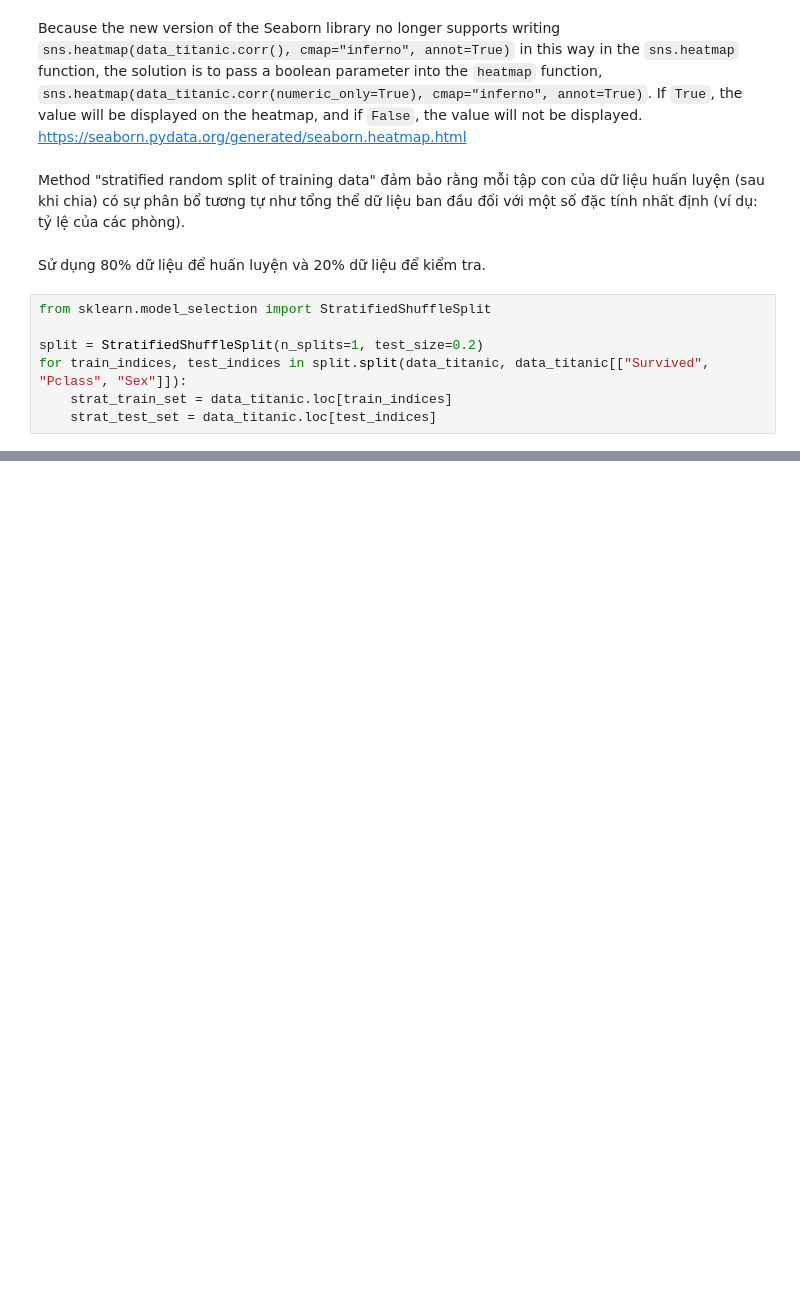
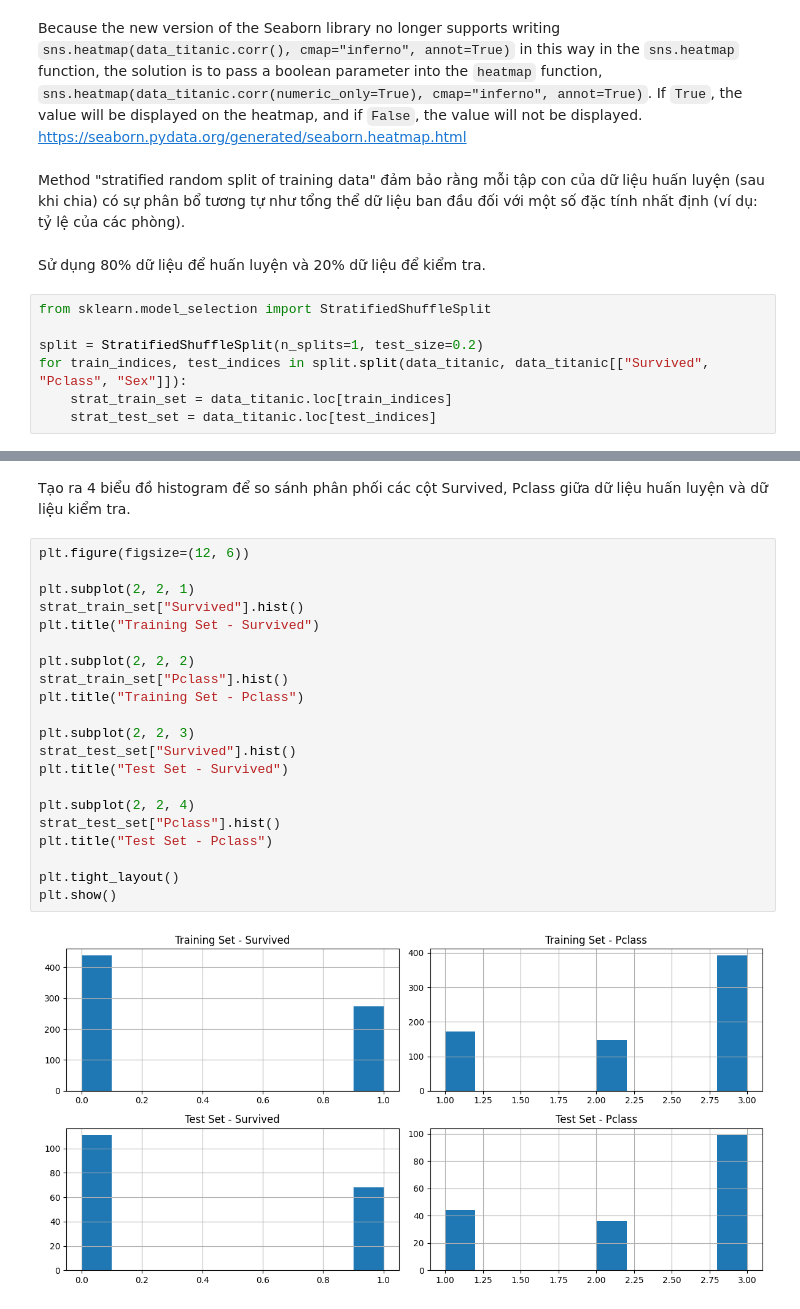
Before and after one commit to Anlh-ogr/Titanic_ML_From_Disaster, a Jupyter notebook: demo.ipynb, the cells around one changed output, grey strips where cells are left out. Drawn from its saved outputs; the diff is of its cells as text; blank space fills up the shorter version.

```diff
--- a/demo.ipynb
+++ b/demo.ipynb
@@ -103,0 +132,25 @@ strat_test_set
+# %% [markdown]
+Tạo ra 4 biểu đồ histogram để so sánh phân phối các cột Survived, Pclass giữa dữ liệu huấn luyện và dữ liệu kiểm tra.
+# %%
+plt.figure(figsize=(12, 6))
+
+plt.subplot(2, 2, 1)
+strat_train_set["Survived"].hist()
+plt.title("Training Set - Survived")
+
+plt.subplot(2, 2, 2)
+strat_train_set["Pclass"].hist()
+plt.title("Training Set - Pclass")
+
+plt.subplot(2, 2, 3)
+strat_test_set["Survived"].hist()
+plt.title("Test Set - Survived")
+
+plt.subplot(2, 2, 4)
+strat_test_set["Pclass"].hist()
+plt.title("Test Set - Pclass")
+
+plt.tight_layout()
+plt.show()
+# %% [output]
+[figure, added]
```
Also changed, not shown: parts of 6 cells of this notebook.
